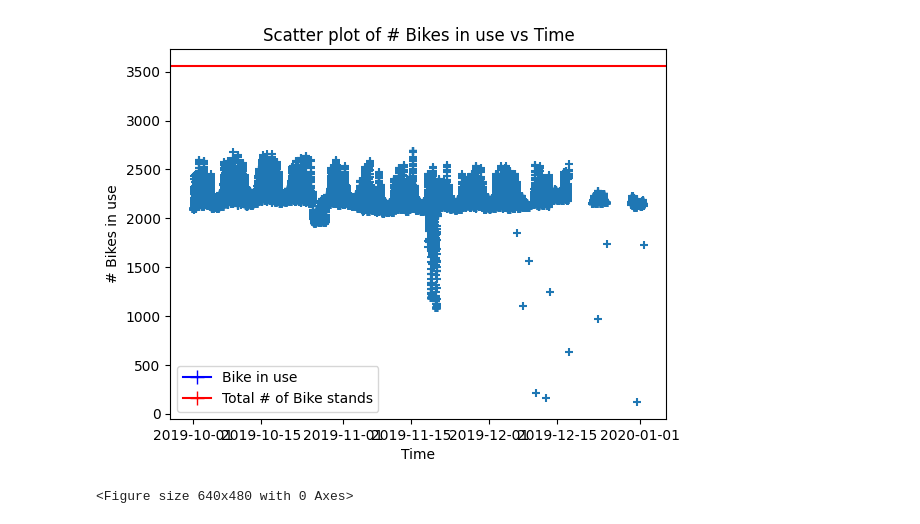
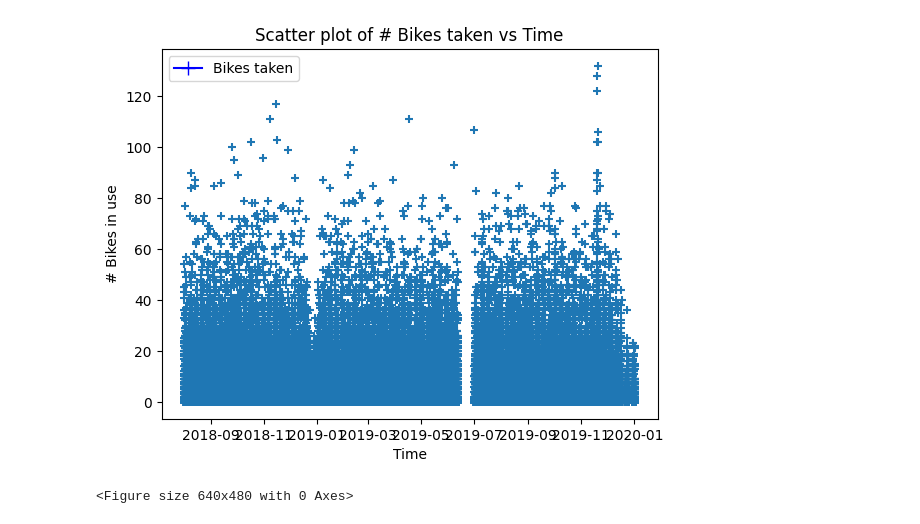
Before and after one commit to tstephen22/ML-Final, a Jupyter notebook: Pandemic Period - No Pandemic.ipynb, the cells around one changed output. Drawn from its saved outputs; the diff is of its cells as text; code cells hidden in the pictures.

```diff
--- a/Pandemic Period - No Pandemic.ipynb
+++ b/Pandemic Period - No Pandemic.ipynb
@@ -1,7 +1,11 @@
 # %%
 import pandas as pd
 import numpy as np
+from sklearn.model_selection import train_test_split
+from sklearn.preprocessing import PolynomialFeatures
+from sklearn.neural_network import MLPRegressor
+from sklearn.preprocessing import StandardScaler
+from sklearn.model_selection import cross_val_score
+
 np.set_printoptions(suppress=True) #for printing
-#Note - change this to DATA.csv
-file = pd.read_csv('dublinbikes_20191001_20200101.csv')
-print("File read.")
+import swifter
@@ -94,20 +121,18 @@ print(dataset.to_string(max_rows=20))
 # %%
 import matplotlib.pyplot as plt
 import matplotlib.lines as mlines
-time = data['TIME']
-bikesInUse = data['IN USE']
+time = dataset['TIME']
+bikesInUse = dataset['BIKES TAKEN'] #Get rid of extreme outliers (just for displaying)
 #Display data of IN USE vs Time
 plt.scatter(time, bikesInUse, marker="+")
-plt.axhline(y=TOTAL_BIKE_STANDS, c='r')
 plt.xlabel("Time")
 plt.ylabel("# Bikes in use")
-plt.title("Scatter plot of # Bikes in use vs Time")
+plt.title("Scatter plot of # Bikes taken vs Time")
 plt.savefig("graphs/scatter2019.png")
-legend = [mlines.Line2D([], [], color='blue', marker='+', markersize=10, label='Bike in use'),
-          mlines.Line2D([], [], color='red', marker='+', markersize=10, label='Total # of Bike stands')]
+legend = [mlines.Line2D([], [], color='blue', marker='+', markersize=10, label='Bikes taken')]
 plt.legend(handles=legend)
 plt.show()
 plt.clf()
 # %% [output]
-[figure, old version]
+[figure, new version]
 <Figure size 640x480 with 0 Axes>
```
Also changed, not shown: parts of 25 cells of this notebook, 9 other files.
